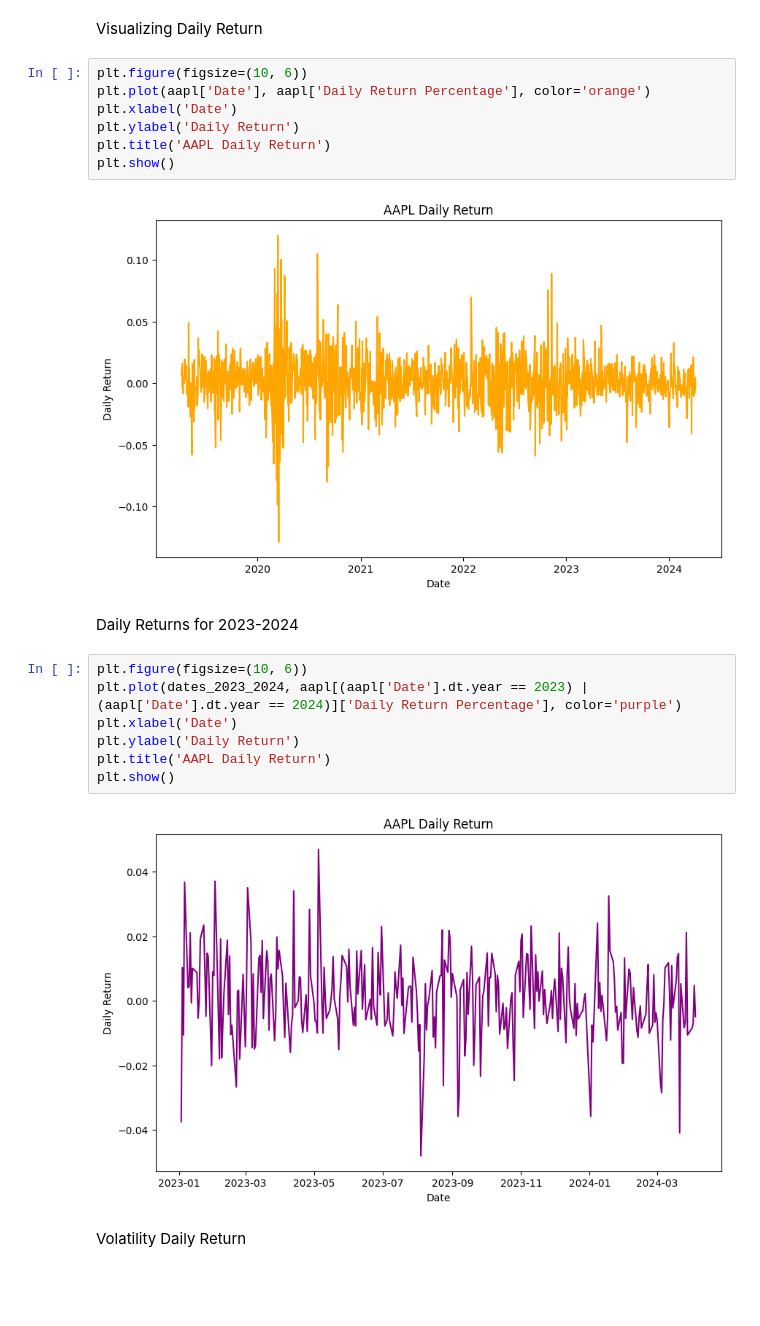
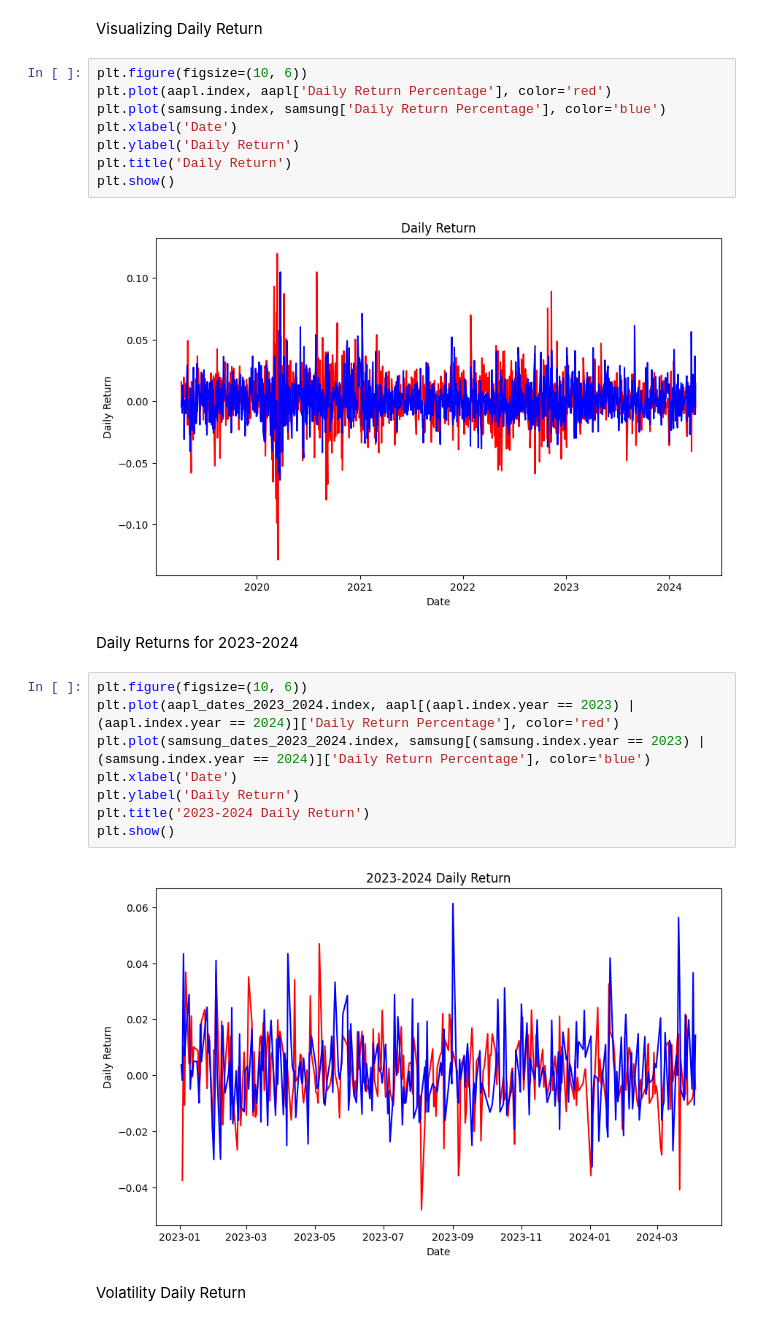
Before and after one commit to jsonshan/AAPL-Samsung-Stock-Prices, a Jupyter notebook: AAPL_SAMSUNG.ipynb, the cells around one changed output. Cells and saved outputs as stored; diff of their text form; blank space fills up the shorter version.

```diff
--- a/AAPL_SAMSUNG.ipynb
+++ b/AAPL_SAMSUNG.ipynb
@@ -477,23 +478,25 @@ plt.show()
 Visualizing Daily Return
 # %%
 plt.figure(figsize=(10, 6))
-plt.plot(aapl['Date'], aapl['Daily Return Percentage'], color='orange')
+plt.plot(aapl.index, aapl['Daily Return Percentage'], color='red')
+plt.plot(samsung.index, samsung['Daily Return Percentage'], color='blue')
 plt.xlabel('Date')
 plt.ylabel('Daily Return')
-plt.title('AAPL Daily Return')
+plt.title('Daily Return')
 plt.show()
 # %% [output]
-[figure, old version]
+[figure, new version]
 # %% [markdown]
 Daily Returns for 2023-2024
 # %%
 plt.figure(figsize=(10, 6))
-plt.plot(dates_2023_2024, aapl[(aapl['Date'].dt.year == 2023) | (aapl['Date'].dt.year == 2024)]['Daily Return Percentage'], color='purple')
+plt.plot(aapl_dates_2023_2024.index, aapl[(aapl.index.year == 2023) | (aapl.index.year == 2024)]['Daily Return Percentage'], color='red')
+plt.plot(samsung_dates_2023_2024.index, samsung[(samsung.index.year == 2023) | (samsung.index.year == 2024)]['Daily Return Percentage'], color='blue')
 plt.xlabel('Date')
 plt.ylabel('Daily Return')
-plt.title('AAPL Daily Return')
+plt.title('2023-2024 Daily Return')
 plt.show()
 # %% [output]
-[figure, old version]
+[figure, new version]
 # %% [markdown]
 Volatility Daily Return
```
Also changed, not shown: parts of 8 cells of this notebook.
